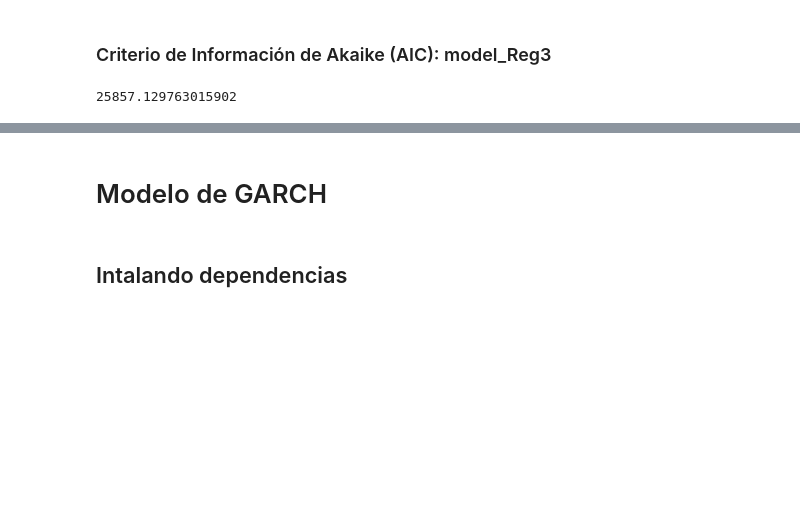
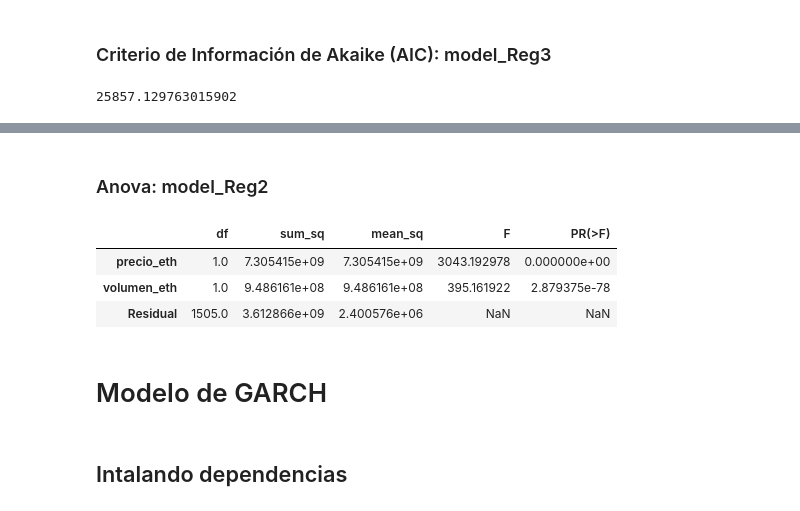
Before and after one commit to byKriz/Tesis-UCAB---Calculos, a Jupyter notebook: calculos.ipynb, the cells around one changed output, grey strips where cells are left out. Cells and saved outputs as stored; diff of their text form; code cells hidden in the pictures; blank space fills up the shorter version.

```diff
--- a/calculos.ipynb
+++ b/calculos.ipynb
@@ -246,3 +258,13 @@ conf_int
+# %% [markdown]
+### Anova: model_Reg2
+# %%
+anova_results_Reg2 = anova_lm(result_Reg2)
+anova_results_Reg2
+# %% [output]
+|  | df | sum_sq | mean_sq | F | PR(>F) |
+| precio_eth | 1.0 | 7.305415e+09 | 7.305415e+09 | 3043.192978 | 0.000000e+00 |
+| volumen_eth | 1.0 | 9.486161e+08 | 9.486161e+08 | 395.161922 | 2.879375e-78 |
+| Residual | 1505.0 | 3.612866e+09 | 2.400576e+06 | NaN | NaN |
 # %% [markdown]
 # Modelo de GARCH
 # %% [markdown]
```
Also changed, not shown: parts of 12 cells of this notebook.
